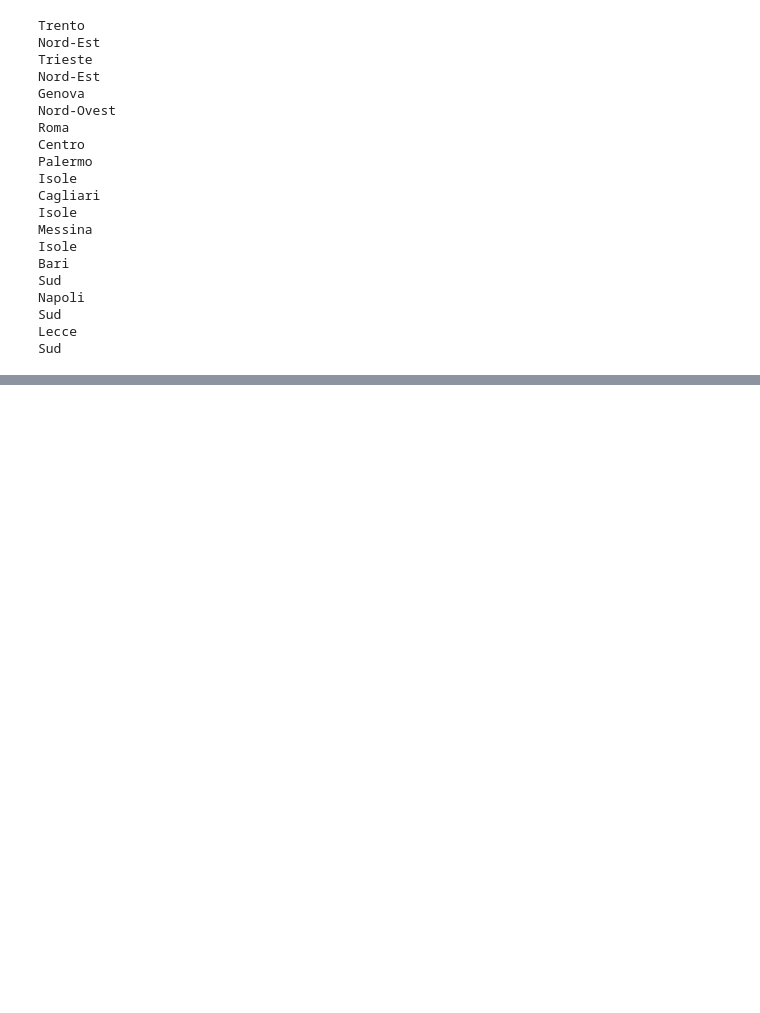
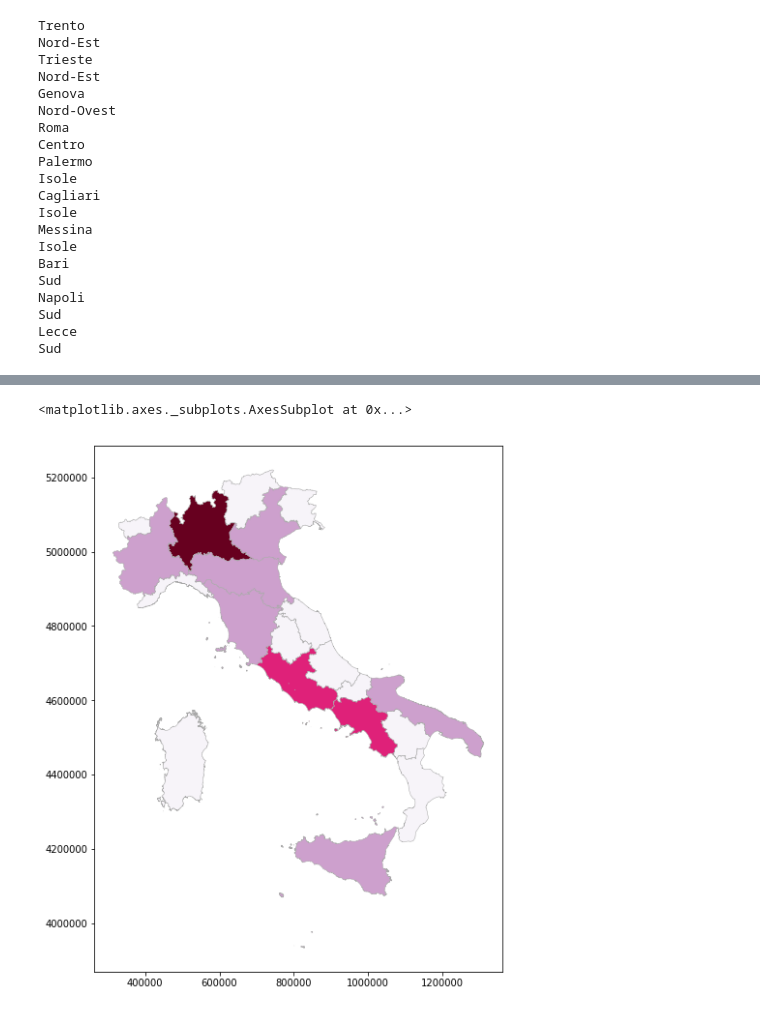
Before and after one commit to napo/geopandas_esempi, a Jupyter notebook: dati istat.ipynb, the cells around one changed output, grey strips where cells are left out. Cells and saved outputs as stored; diff of their text form; code cells hidden in the pictures; blank space fills up the shorter version.

```diff
--- a/dati istat.ipynb
+++ b/dati istat.ipynb
@@ -354,0 +481,2 @@ Sud
+# %%
+cinqueintervalli=pi.viz.mapclassify.Equal_Interval(geo_popolazione_regione.Value,k=4)
@@ -354,0 +487,5 @@ Sud
+# %%
+geo_popolazione_regione.assign(cl=cinqueintervalli.yb).plot(column='cl',cmap="PuRd", edgecolor = "darkgrey", linewidth = 0.5, figsize=(10,10))
+# %% [output]
+<matplotlib.axes._subplots.AxesSubplot at 0x...>
+[figure, added]
```
Also changed, not shown: parts of 35 cells of this notebook, 1 other file.
